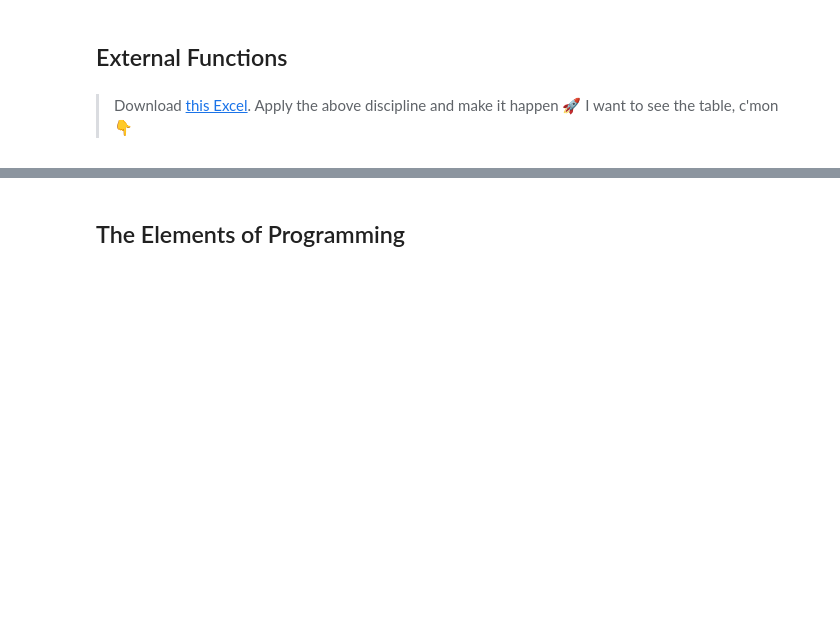
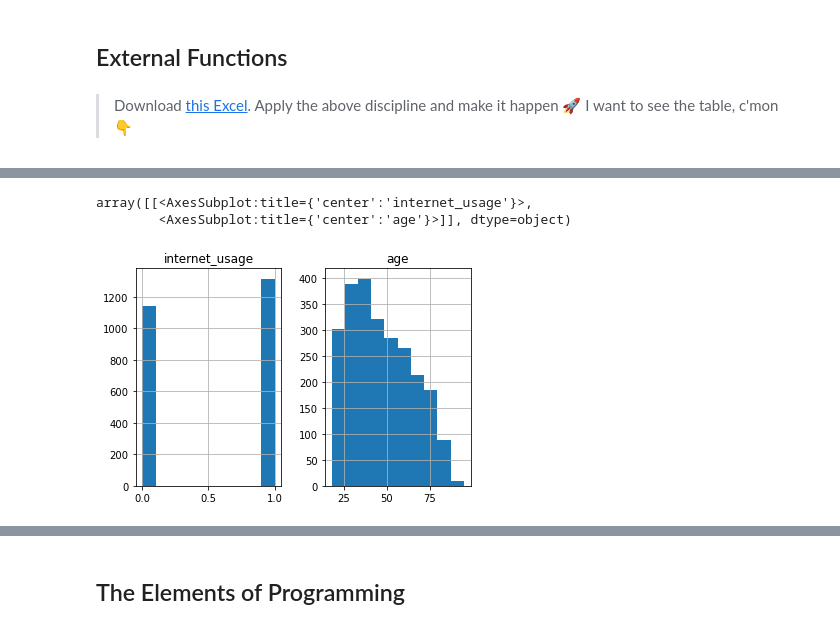
Before and after one commit to suarezpaz/machine-learning-program, a Jupyter notebook: #01. Data Tables & Basic Concepts of Programming/01session.ipynb, the cells around one changed output, grey strips where cells are left out. Cells and saved outputs as stored; diff of their text form; code cells hidden in the pictures; blank space fills up the shorter version.

```diff
--- a/#01. Data Tables & Basic Concepts of Programming/01session.ipynb
+++ b/#01. Data Tables & Basic Concepts of Programming/01session.ipynb
@@ -94,0 +313,8 @@ donde deberia estar definido?
+# %%
+pepa = pandas.read_excel(io = 'internet_usage_spain.xlsx', sheet_name=1)
+# %%
+pepa.hist()
+# %% [output]
+array([[<AxesSubplot:title={'center':'internet_usage'}>,
+        <AxesSubplot:title={'center':'age'}>]], dtype=object)
+[figure, added]
```
Also changed, not shown: parts of 60 cells of this notebook, 1 other file.
